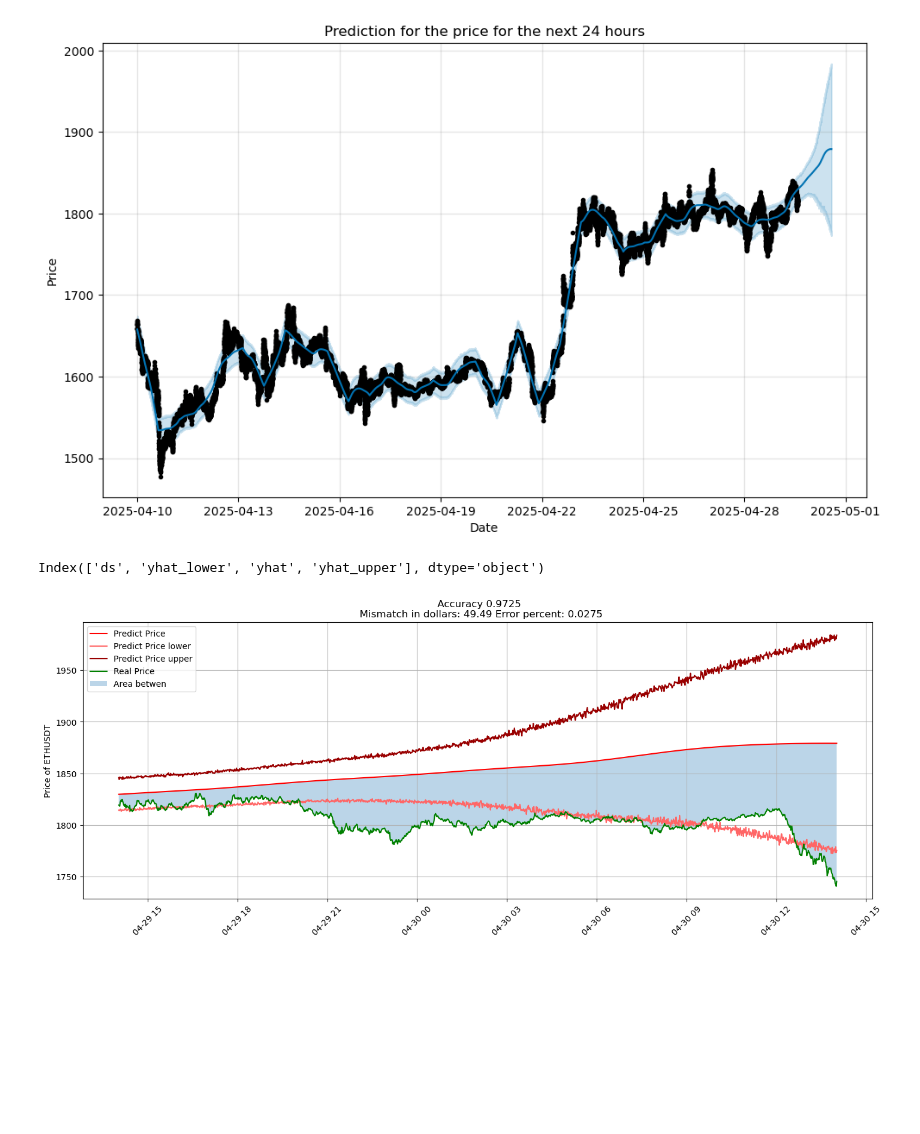
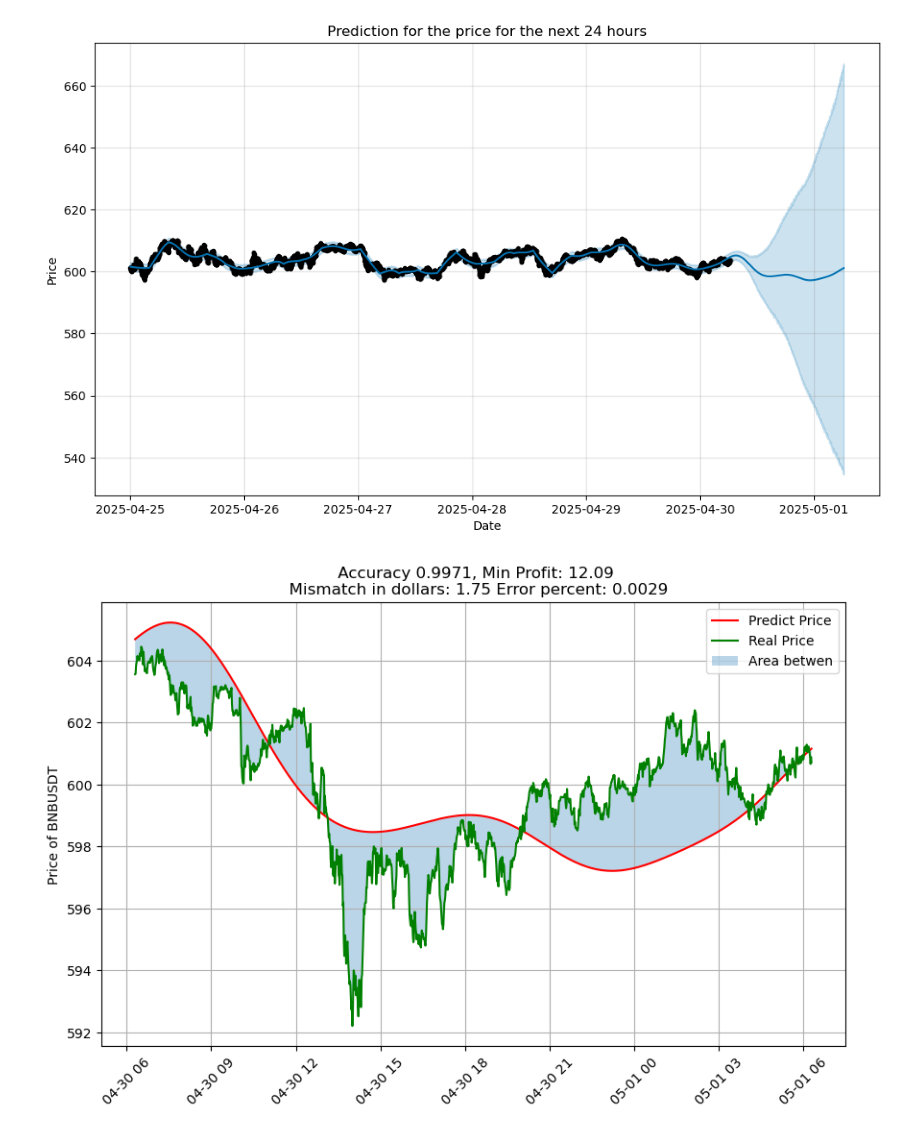
Before and after one commit to Santiagosphysics/FinalHeimdall, a Jupyter notebook: prophet.ipynb, the cells around one changed output. Cells and saved outputs as stored; diff of their text form; code cells hidden in the pictures; blank space fills up the shorter version.

```diff
--- a/prophet.ipynb
+++ b/prophet.ipynb
@@ -119,11 +1,12 @@ Index(['ds', 'yhat_lower', 'yhat', 'yhat_upper'], dtype='object')
 # %%
-start_time='2025-04-10'
-end_time  ='2025-04-29 14:00:00'
+from utils import get_data_crypto, models, meassures
+
 time = 'min'
-crypto="ETHUSDT"
-
+start_time = '2025-04-01'
+end_time = '2025-04-30 06:16:00'
+crypto = "BNBUSDT"
 
 data = get_data_crypto().download_data(start_time=start_time, end_time=end_time, crypto=crypto, time=time)
-df_prophet, predict_prophet = prophet_model(data=data, time=time)
-test_1 = data_predict(model_pred=predict_prophet, crypto=crypto, time=time)
+df_prophet, predict_prophet = models.prophet_model(data=data, time=time)
+test_1 = meassures().data_predict(model_pred=predict_prophet, crypto=crypto, time=time)
 # %% [output]
@@ -132,6 +15,5 @@ test_1 = data_predict(model_pred=predict_prophet, crypto=crypto, time=time)
-[figure, old version]
+[figure, new version]
-Index(['ds', 'yhat_lower', 'yhat', 'yhat_upper'], dtype='object')
-[figure, old version]
+[figure, new version]
 # %%
 test_1
 # %% [output]
```
Also changed, not shown: parts of 7 cells of this notebook, 4 other files.
